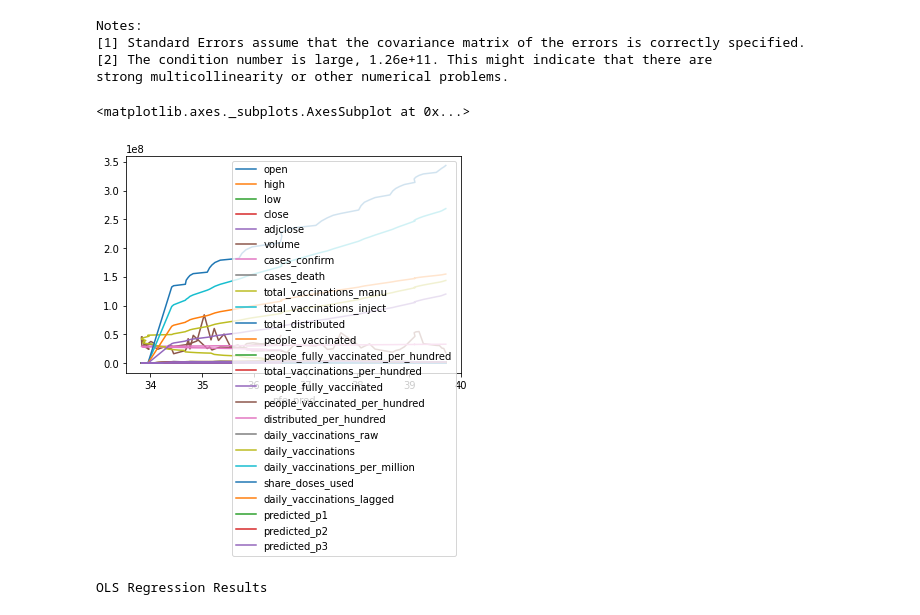
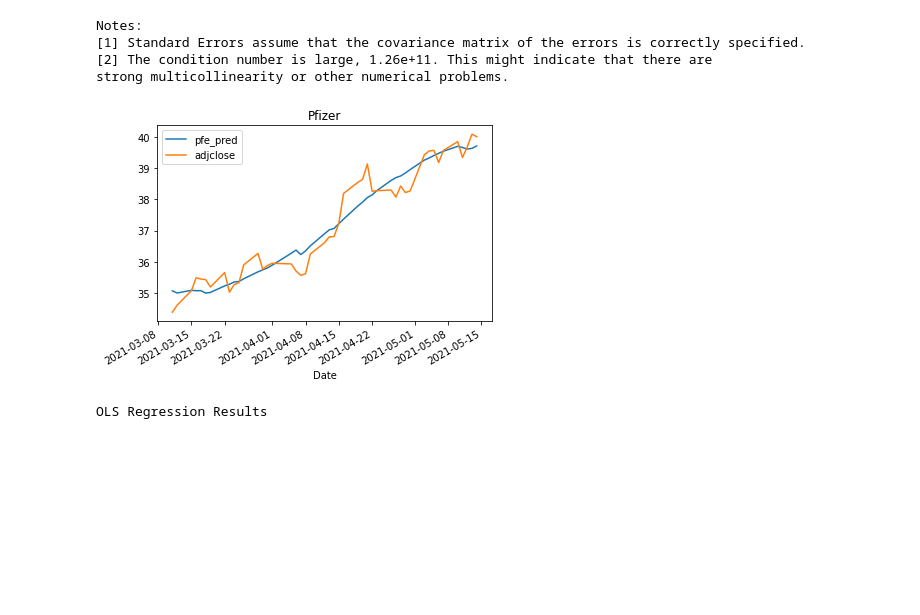
Before and after one commit to juno-yuu/COVID-Vaccine-and-Biotech-industry, a Jupyter notebook: Final_Project_Clean.ipynb, the cells around one changed output. Cells and saved outputs as stored; diff of their text form; code cells hidden in the pictures; blank space fills up the shorter version.

```diff
--- a/Final_Project_Clean.ipynb
+++ b/Final_Project_Clean.ipynb
@@ -502,10 +502,10 @@ strong multicollinearity or other numerical problems.
 # %%
 pfe_pred = res_pfe_partial.predict(PFE_partial[['cases_confirm', 'cases_death', 'total_vaccinations_manu', 'predicted_p1']])
 PFE_partial['pfe_pred'] = pfe_pred
-PFE_partial.plot('pfe_pred')
+_ = PFE_partial.plot(y = ['pfe_pred', 'adjclose'])
+_ = plt.title('Pfizer')
 # %% [output]
-<matplotlib.axes._subplots.AxesSubplot at 0x...>
-[figure, old version]
+[figure, new version]
 # %%
 res_mod = sm.ols(formula = 'adjclose ~ cases_confirm + cases_death\
  + total_vaccinations_manu + predicted_p1', data = MOD).fit()
```
Also changed, not shown: parts of 2 cells of this notebook.
